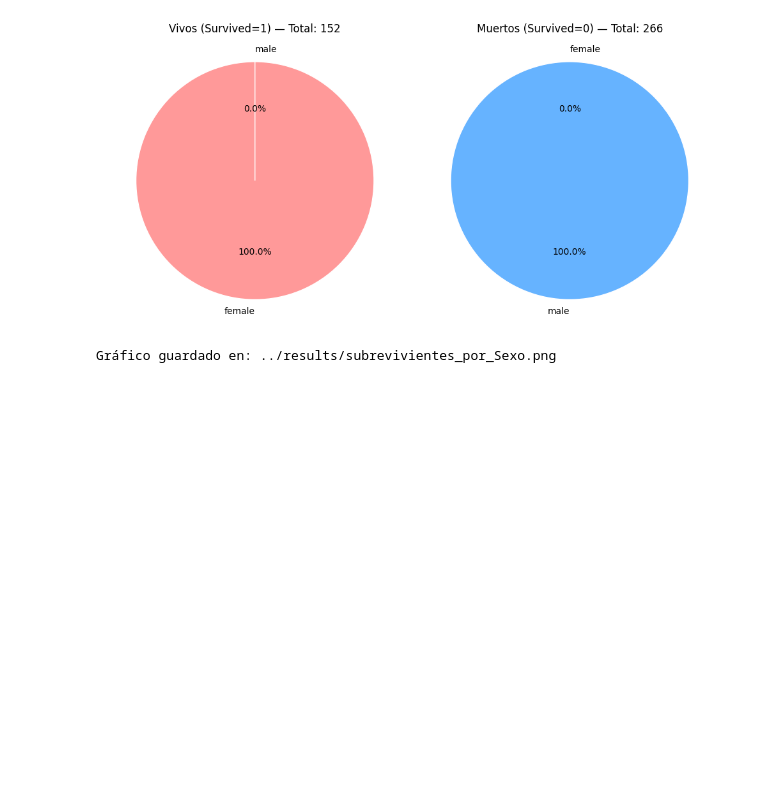
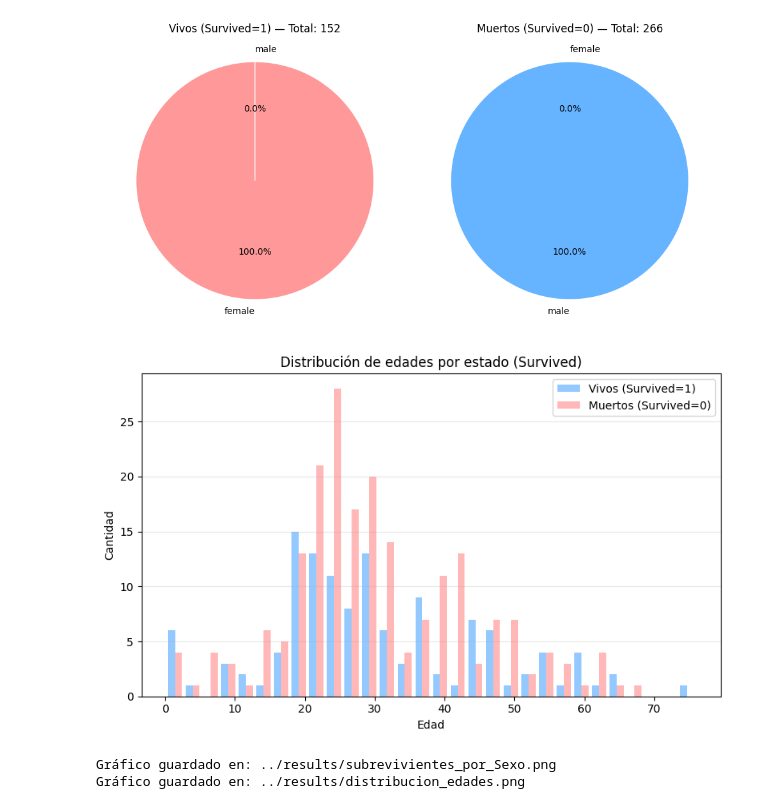
Before and after one commit to SI807-FIIS-UNI/SI807_Cloud_BI_2025, a Jupyter notebook: grupo06_scotiabank/Mini_Proyecto/notebooks/visualizacion.ipynb, the cells around one changed output. Drawn from its saved outputs; the diff is of its cells as text; code cells hidden in the pictures; blank space fills up the shorter version.

Commit message:
feat: visual distribución edades

```diff
--- a/grupo06_scotiabank/Mini_Proyecto/notebooks/visualizacion.ipynb
+++ b/grupo06_scotiabank/Mini_Proyecto/notebooks/visualizacion.ipynb
@@ -48,11 +50,40 @@ plt.tight_layout()
 plt.show()
 # %% [output]
 [figure]
+# %%
+# Distribución de edades para vivos (Survived=1) y muertos (Survived=0)
+ages_vivos = df_vivos["Age"].dropna()
+ages_muertos = df_muertos["Age"].dropna()
+
+fig_2, ax = plt.subplots(figsize=(8, 5))
+
+# Usar el mismo histograma para ambas series (bins compartidos)
+ax.hist([ages_vivos, ages_muertos],
+    bins=30,
+    color=["#66b3ff", "#ff9999"],
+    alpha=0.7,
+    label=["Vivos (Survived=1)", "Muertos (Survived=0)"])
+
+ax.set_xlabel("Edad")
+ax.set_ylabel("Cantidad")
+ax.set_title("Distribución de edades por estado (Survived)")
+ax.legend()
+ax.grid(axis="y", alpha=0.3)
+
+plt.tight_layout()
+plt.show()
+# %% [output]
+[figure, added]
 # %%
 from pathlib import Path
-save_path = "../results/subrevivientes_por_Sexo.png"
-Path(save_path).parent.mkdir(parents=True, exist_ok=True)
-fig.savefig(save_path, dpi=300, bbox_inches="tight")
-print(f"Gráfico guardado en: {save_path}")
+save_path_1 = "../results/subrevivientes_por_Sexo.png"
+save_path_2 = "../results/distribucion_edades.png"
+Path(save_path_1).parent.mkdir(parents=True, exist_ok=True)
+fig_1.savefig(save_path_1, dpi=300, bbox_inches="tight")
+print(f"Gráfico guardado en: {save_path_1}")
+Path(save_path_2).parent.mkdir(parents=True, exist_ok=True)
+fig_2.savefig(save_path_2, dpi=300, bbox_inches="tight")
+print(f"Gráfico guardado en: {save_path_2}")
 # %% [output]
 Gráfico guardado en: ../results/subrevivientes_por_Sexo.png
+Gráfico guardado en: ../results/distribucion_edades.png
```
Also changed, not shown: parts of 2 cells of this notebook, 1 other file.
